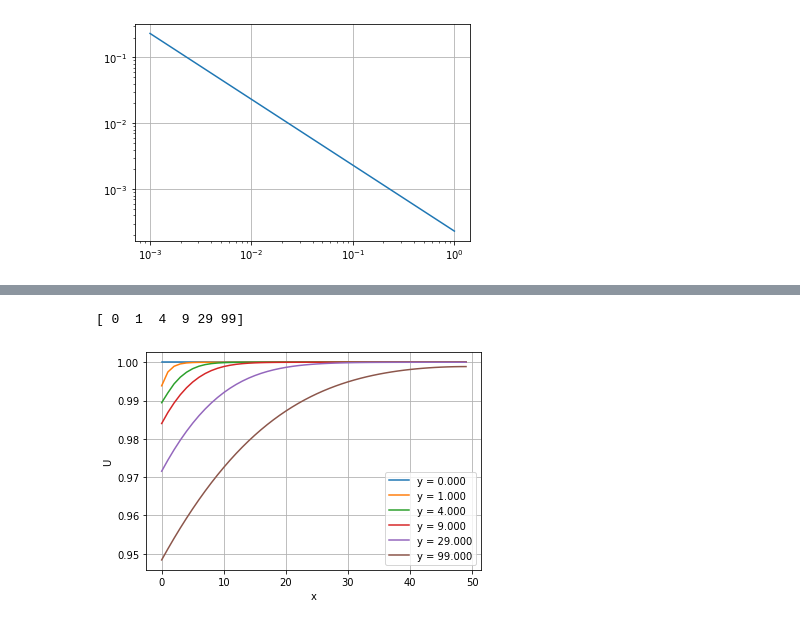
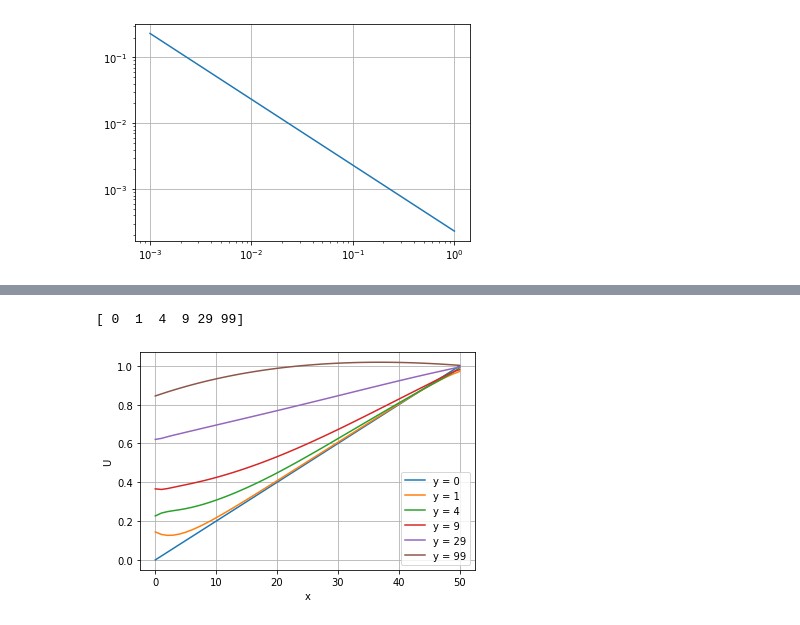
Before and after one commit to Henrikum/skrinning-stuff, a Jupyter notebook: notebooks/skrinning stuff.ipynb, the cells around one changed output, grey strips where cells are left out. Saved outputs shown, nothing was run; the diff lists cells and outputs as text; code cells hidden in the pictures.

```diff
--- a/notebooks/skrinning stuff.ipynb
+++ b/notebooks/skrinning stuff.ipynb
@@ -56,0 +27,2 @@ array([[ 3.41083525, -2.4034034 ,  0.        , ...,  0.        ,
+# %%
+mySheet = IceSheet.IceSheet(type='lake', thickness=100.0, crystalSize=100.0)
@@ -56,0 +32,3 @@ array([[ 3.41083525, -2.4034034 ,  0.        , ...,  0.        ,
+# %%
+A, B, b, U = mySheet.setupModel(IC=[-2., 0.], windSpeed=5., aEnv=[0.15, 0.75, 0.1], TEnv=[-2.0, -20.0, -270.], Nx=51, Ny=101)
+A
@@ -58,7 +58,7 @@ array([[ 3.41083525, -2.4034034 ,  0.        , ...,  0.        ,
 USoln = []
 USoln.append(U)
 
-for idx in range(1, 1000):
+for idx in range(1, 100):
     U_new = np.linalg.solve(A, B.dot(U) + b)
     U = U_new
     USoln.append(U)
@@ -67,15 +67,15 @@ USoln = np.array(USoln)
 # %%
 plt.xlabel('x'); plt.ylabel('U')
 # times = np.array([0., 0.1, 0.2, 0.5, 1., 2., 5.])  # h
 # timeIndeces = (times*3600/tScale*Ny + 0.5).astype(int)
 timeIndeces = np.array([1, 2, 5, 10, 30, 100]) - 1
 print(timeIndeces)
 for timeIndex in timeIndeces:
-    plt.plot(range(len(USoln[timeIndex])), USoln[timeIndex], label='y = '+'{:.3f}'.format(timeIndex))
+    plt.plot(range(len(USoln[timeIndex])), USoln[timeIndex], label='y = '+'{}'.format(timeIndex))
 # plt.xlim(0, 0.1)
 plt.legend()
 plt.grid()
 plt.show()
 # %% [output]
 [ 0  1  4  9 29 99]
-[figure, old version]
+[figure, new version]
```
Also changed, not shown: parts of 5 cells of this notebook, 3 other files.
